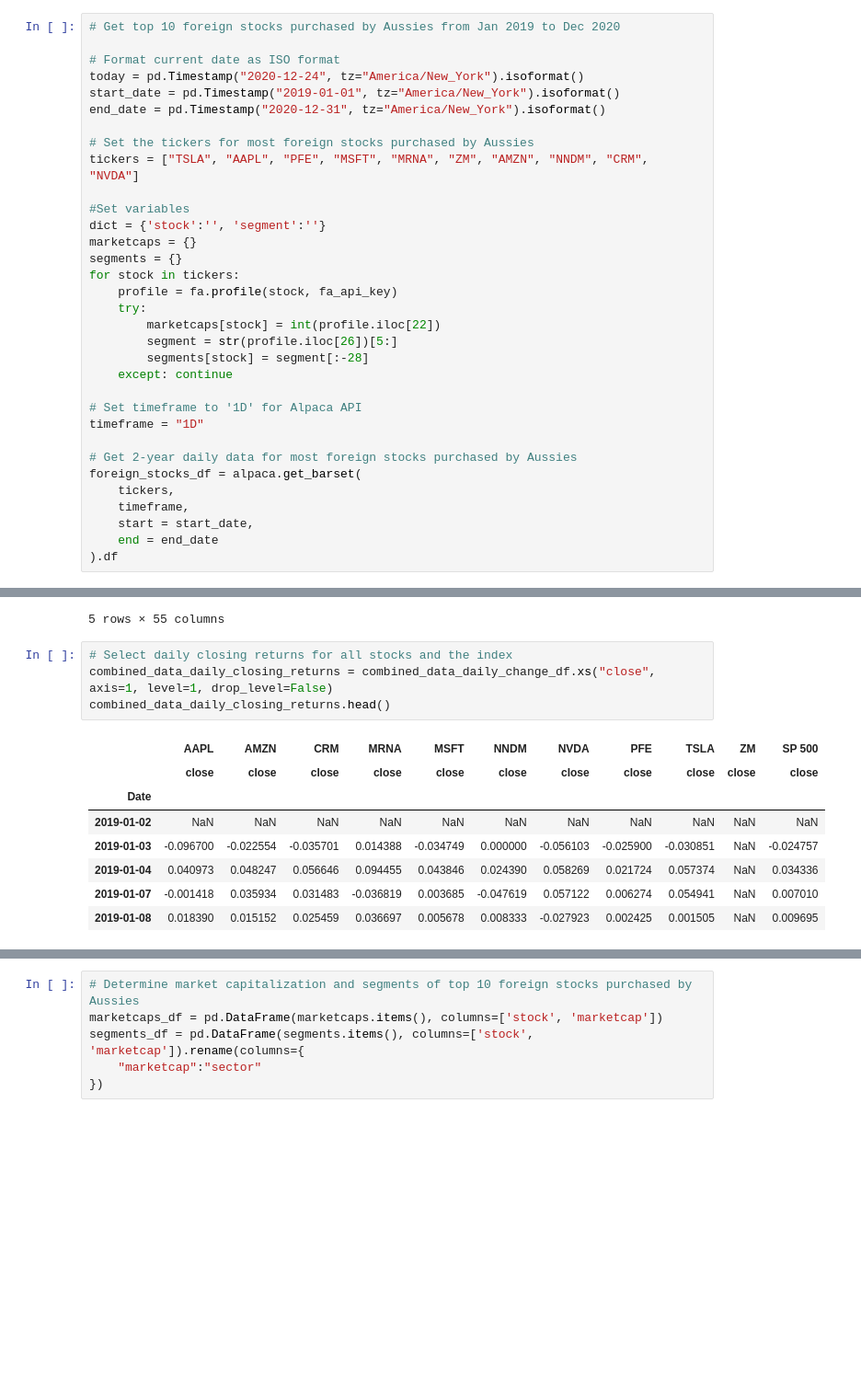
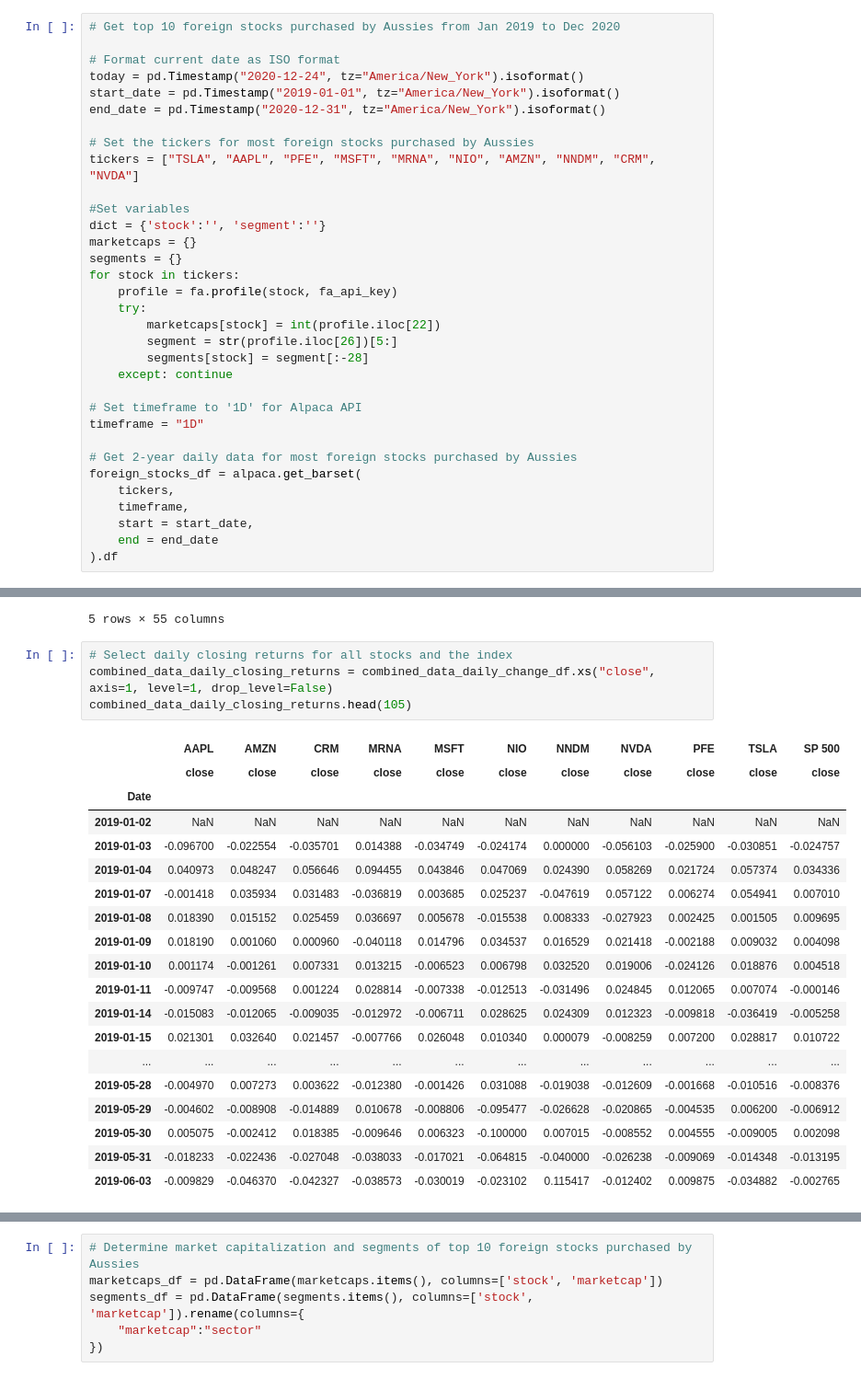
Before and after one commit to nipune/Most-Traded-International-Shares, a Jupyter notebook: Project1-OK.ipynb, the cells around one changed output, grey strips where cells are left out. Shown at 92% size. Saved outputs shown, nothing was run; the diff lists cells and outputs as text; blank space fills up the shorter version.

```diff
--- a/Project1-OK.ipynb
+++ b/Project1-OK.ipynb
@@ -146,7 +143,7 @@ start_date = pd.Timestamp("2019-01-01", tz="America/New_York").isoformat()
 end_date = pd.Timestamp("2020-12-31", tz="America/New_York").isoformat()
 
 # Set the tickers for most foreign stocks purchased by Aussies
-tickers = ["TSLA", "AAPL", "PFE", "MSFT", "MRNA", "ZM", "AMZN", "NNDM", "CRM", "NVDA"]
+tickers = ["TSLA", "AAPL", "PFE", "MSFT", "MRNA", "NIO", "AMZN", "NNDM", "CRM", "NVDA"]
 
 #Set variables
 dict = {'stock':'', 'segment':''}
@@ -239,13 +216,24 @@ combined_data_daily_change_df.head()
 # %%
 # Select daily closing returns for all stocks and the index
 combined_data_daily_closing_returns = combined_data_daily_change_df.xs("close", axis=1, level=1, drop_level=False)
-combined_data_daily_closing_returns.head()
+combined_data_daily_closing_returns.head(105)
 # %% [output]
-|  | AAPL | AMZN | CRM | MRNA | MSFT | NNDM | NVDA | PFE | TSLA | ZM | SP 500 |
+|  | AAPL | AMZN | CRM | MRNA | MSFT | NIO | NNDM | NVDA | PFE | TSLA | SP 500 |
 |  | close | close | close | close | close | close | close | close | close | close | close |
 | Date |  |  |  |  |  |  |  |  |  |  |  |
 | 2019-01-02 | NaN | NaN | NaN | NaN | NaN | NaN | NaN | NaN | NaN | NaN | NaN |
-| 2019-01-03 | -0.096700 | -0.022554 | -0.035701 | 0.014388 | -0.034749 | 0.000000 | -0.056103 | -0.025900 | -0.030851 | NaN | -0.024757 |
-| 2019-01-04 | 0.040973 | 0.048247 | 0.056646 | 0.094455 | 0.043846 | 0.024390 | 0.058269 | 0.021724 | 0.057374 | NaN | 0.034336 |
-| 2019-01-07 | -0.001418 | 0.035934 | 0.031483 | -0.036819 | 0.003685 | -0.047619 | 0.057122 | 0.006274 | 0.054941 | NaN | 0.007010 |
-| 2019-01-08 | 0.018390 | 0.015152 | 0.025459 | 0.036697 | 0.005678 | 0.008333 | -0.027923 | 0.002425 | 0.001505 | NaN | 0.009695 |
+| 2019-01-03 | -0.096700 | -0.022554 | -0.035701 | 0.014388 | -0.034749 | -0.024174 | 0.000000 | -0.056103 | -0.025900 | -0.030851 | -0.024757 |
+| 2019-01-04 | 0.040973 | 0.048247 | 0.056646 | 0.094455 | 0.043846 | 0.047069 | 0.024390 | 0.058269 | 0.021724 | 0.057374 | 0.034336 |
+| 2019-01-07 | -0.001418 | 0.035934 | 0.031483 | -0.036819 | 0.003685 | 0.025237 | -0.047619 | 0.057122 | 0.006274 | 0.054941 | 0.007010 |
+| 2019-01-08 | 0.018390 | 0.015152 | 0.025459 | 0.036697 | 0.005678 | -0.015538 | 0.008333 | -0.027923 | 0.002425 | 0.001505 | 0.009695 |
+| 2019-01-09 | 0.018190 | 0.001060 | 0.000960 | -0.040118 | 0.014796 | 0.034537 | 0.016529 | 0.021418 | -0.002188 | 0.009032 | 0.004098 |
+| 2019-01-10 | 0.001174 | -0.001261 | 0.007331 | 0.013215 | -0.006523 | 0.006798 | 0.032520 | 0.019006 | -0.024126 | 0.018876 | 0.004518 |
+| 2019-01-11 | -0.009747 | -0.009568 | 0.001224 | 0.028814 | -0.007338 | -0.012513 | -0.031496 | 0.024845 | 0.012065 | 0.007074 | -0.000146 |
+| 2019-01-14 | -0.015083 | -0.012065 | -0.009035 | -0.012972 | -0.006711 | 0.028625 | 0.024309 | 0.012323 | -0.009818 | -0.036419 | -0.005258 |
+| 2019-01-15 | 0.021301 | 0.032640 | 0.021457 | -0.007766 | 0.026048 | 0.010340 | 0.000079 | -0.008259 | 0.007200 | 0.028817 | 0.010722 |
+| ... | ... | ... | ... | ... | ... | ... | ... | ... | ... | ... | ... |
+| 2019-05-28 | -0.004970 | 0.007273 | 0.003622 | -0.012380 | -0.001426 | 0.031088 | -0.019038 | -0.012609 | -0.001668 | -0.010516 | -0.008376 |
+| 2019-05-29 | -0.004602 | -0.008908 | -0.014889 | 0.010678 | -0.008806 | -0.095477 | -0.026628 | -0.020865 | -0.004535 | 0.006200 | -0.006912 |
+| 2019-05-30 | 0.005075 | -0.002412 | 0.018385 | -0.009646 | 0.006323 | -0.100000 | 0.007015 | -0.008552 | 0.004555 | -0.009005 | 0.002098 |
+| 2019-05-31 | -0.018233 | -0.022436 | -0.027048 | -0.038033 | -0.017021 | -0.064815 | -0.040000 | -0.026238 | -0.009069 | -0.014348 | -0.013195 |
+| 2019-06-03 | -0.009829 | -0.046370 | -0.042327 | -0.038573 | -0.030019 | -0.023102 | 0.115417 | -0.012402 | 0.009875 | -0.034882 | -0.002765 |
```
Also changed, not shown: parts of 3 cells of this notebook, 2 other files.
